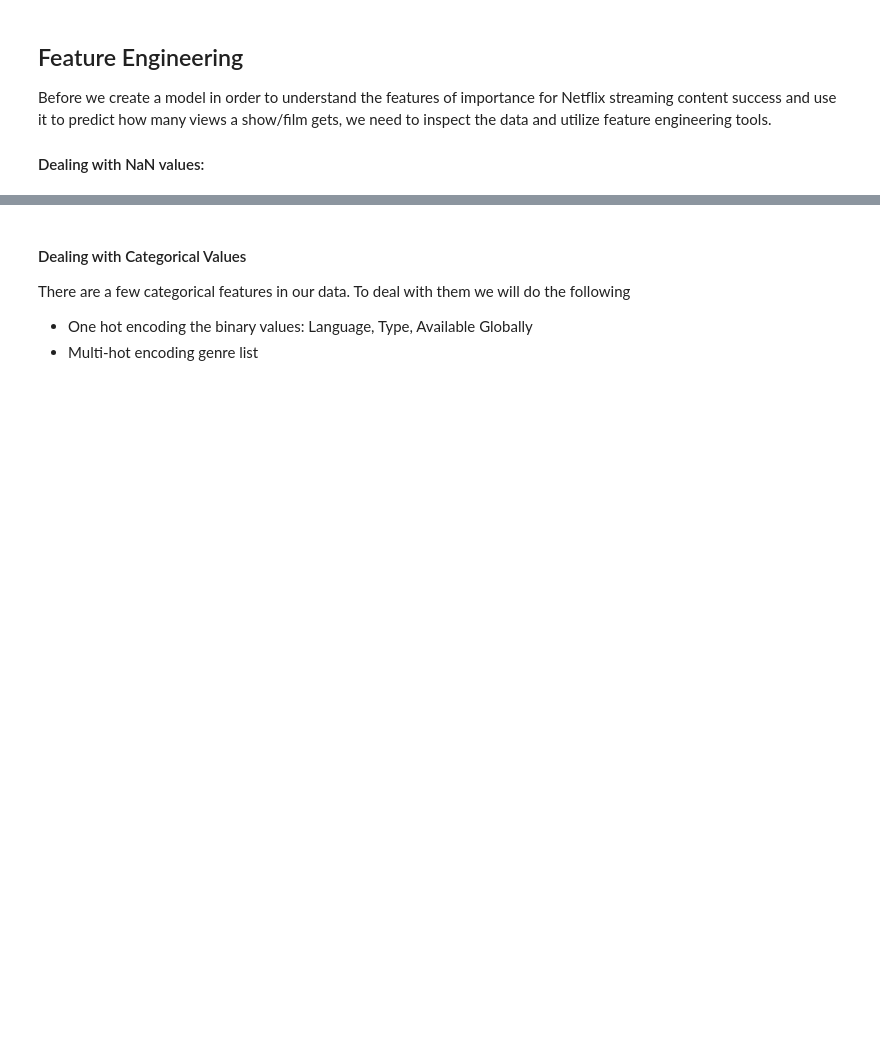
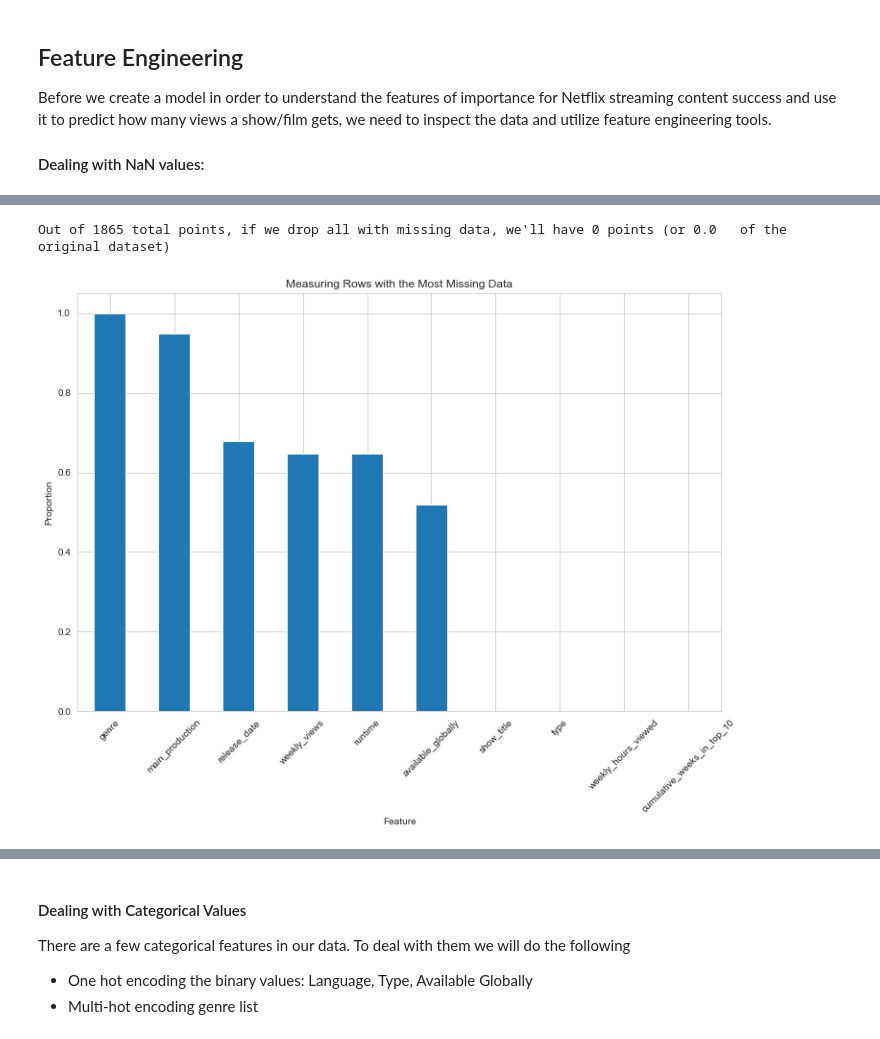
Before and after one commit to adelaidad/ORIE4741FinalProject, a Jupyter notebook: netflix_predictor.ipynb, the cells around one changed output, grey strips where cells are left out. Saved outputs shown, nothing was run; the diff lists cells and outputs as text; code cells hidden in the pictures; blank space fills up the shorter version.

```diff
--- a/netflix_predictor.ipynb
+++ b/netflix_predictor.ipynb
@@ -16,0 +14,2 @@ import matplotlib as mpl
+# %%
+netflix=pd.read_csv('datasets/netflix.csv')
@@ -43,7 +55,8 @@ plot_na(netflix)
 # %%
 #The NaN values of number_of_seasons occur b/c they are films not shows, impute with 0
-netfix['NUMBER_OF_SEASONS'] = grouped_df['NUMBER_OF_SEASONS'].fillna(0)
-# print(comb_df['NUMBER_OF_SEASONS'].isna().sum())
-
+netflix['number_of_seasons'] = netflix['number_of_seasons'].fillna(0)
 plot_na(netflix)
 size_if_na_dropped(netflix)
+# %% [output]
+Out of 1865 total points, if we drop all with missing data, we'll have 0 points (or 0.0   of the original dataset)
+[figure, added]
```
Also changed, not shown: parts of 6 cells of this notebook, 2 other files.
